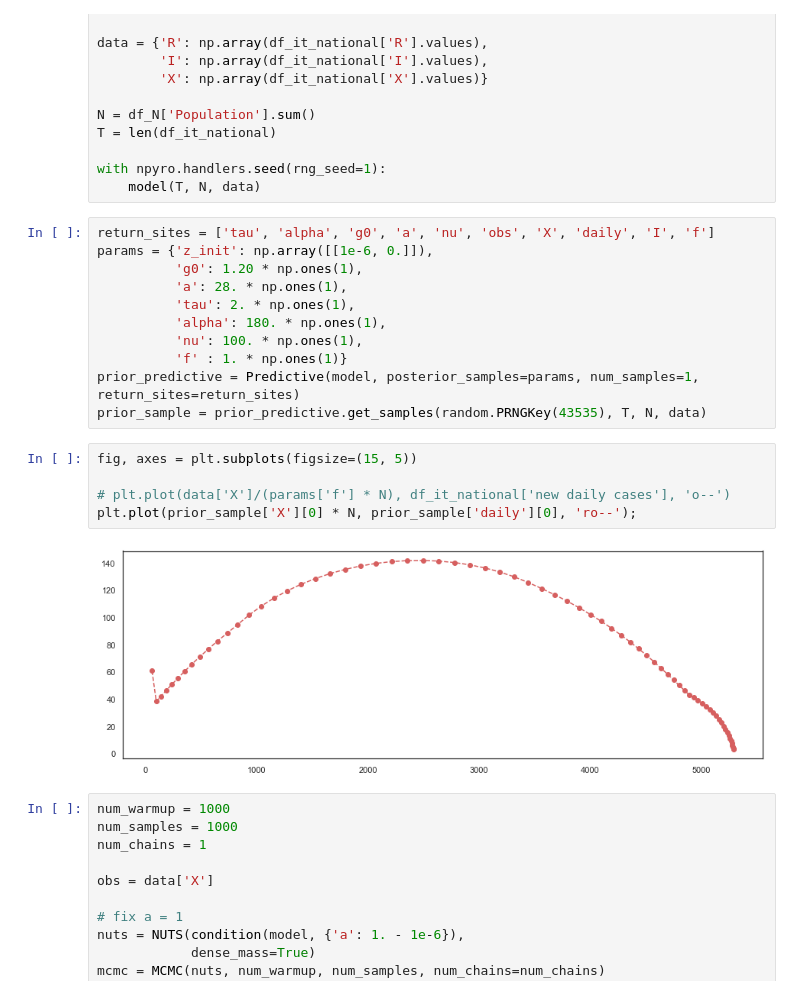
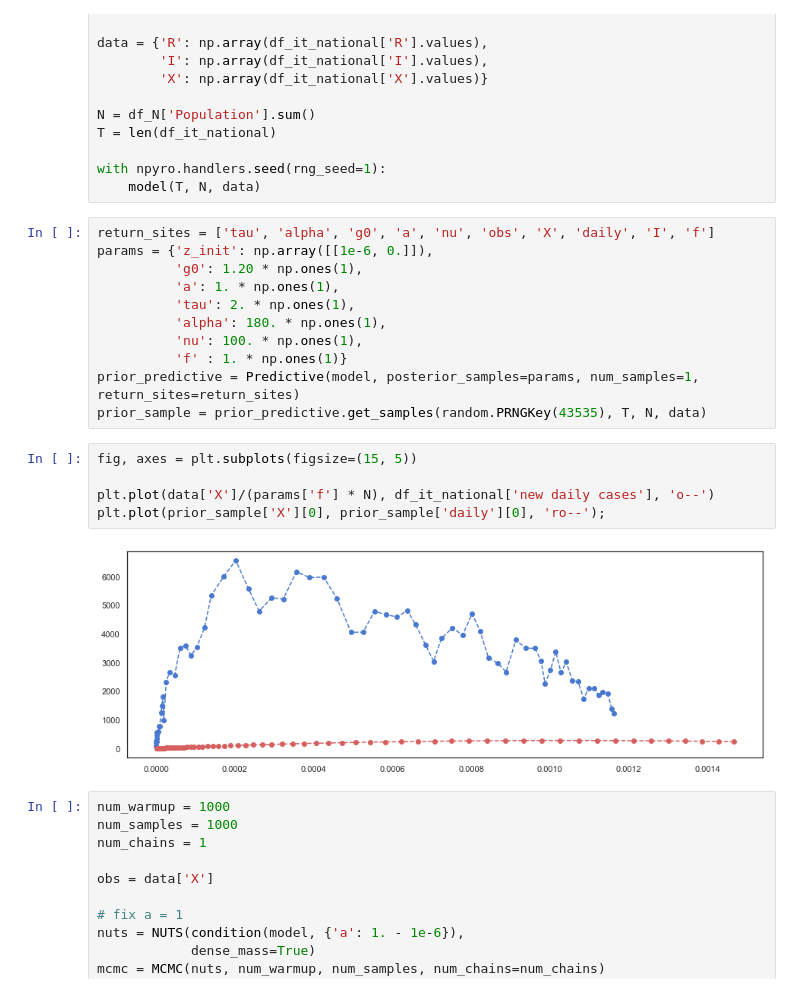
Before and after one commit to dimarkov/SIRCovid19, a Jupyter notebook: controlled-SIR_analysis.ipynb, the cells around one changed output. Cells and saved outputs as stored; diff of their text form.

```diff
--- a/controlled-SIR_analysis.ipynb
+++ b/controlled-SIR_analysis.ipynb
@@ -274,7 +274,7 @@ with npyro.handlers.seed(rng_seed=1):
 return_sites = ['tau', 'alpha', 'g0', 'a', 'nu', 'obs', 'X', 'daily', 'I', 'f']
 params = {'z_init': np.array([[1e-6, 0.]]),
           'g0': 1.20 * np.ones(1),
-          'a': 28. * np.ones(1),
+          'a': 1. * np.ones(1),
           'tau': 2. * np.ones(1),
           'alpha': 180. * np.ones(1),
           'nu': 100. * np.ones(1),
@@ -284,10 +284,10 @@ prior_sample = prior_predictive.get_samples(random.PRNGKey(43535), T, N, data)
 # %%
 fig, axes = plt.subplots(figsize=(15, 5))
 
-# plt.plot(data['X']/(params['f'] * N), df_it_national['new daily cases'], 'o--')
-plt.plot(prior_sample['X'][0] * N, prior_sample['daily'][0], 'ro--');
+plt.plot(data['X']/(params['f'] * N), df_it_national['new daily cases'], 'o--')
+plt.plot(prior_sample['X'][0], prior_sample['daily'][0], 'ro--');
 # %% [output]
-[figure, old version]
+[figure, new version]
 # %%
 num_warmup = 1000
 num_samples = 1000
```
Also changed, not shown: parts of 2 cells of this notebook.
